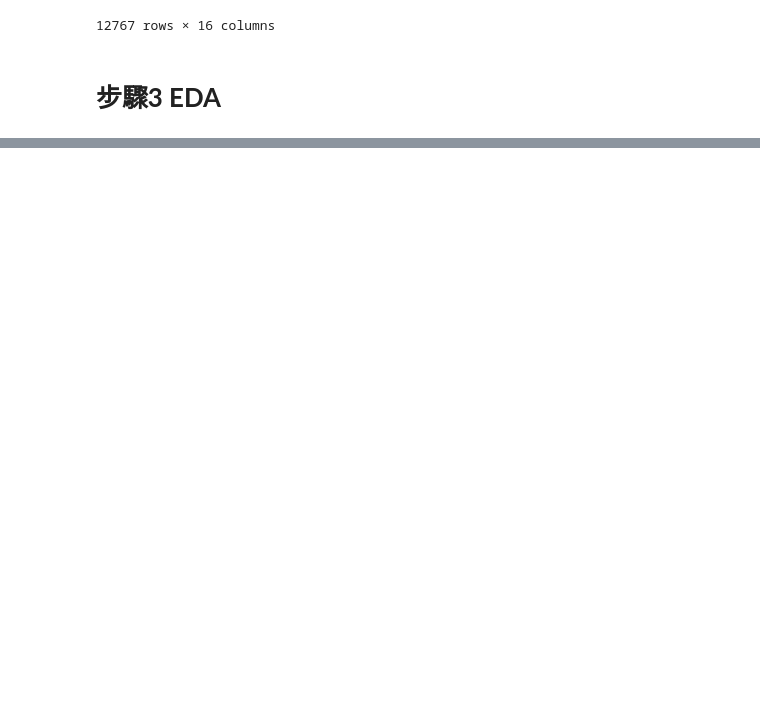
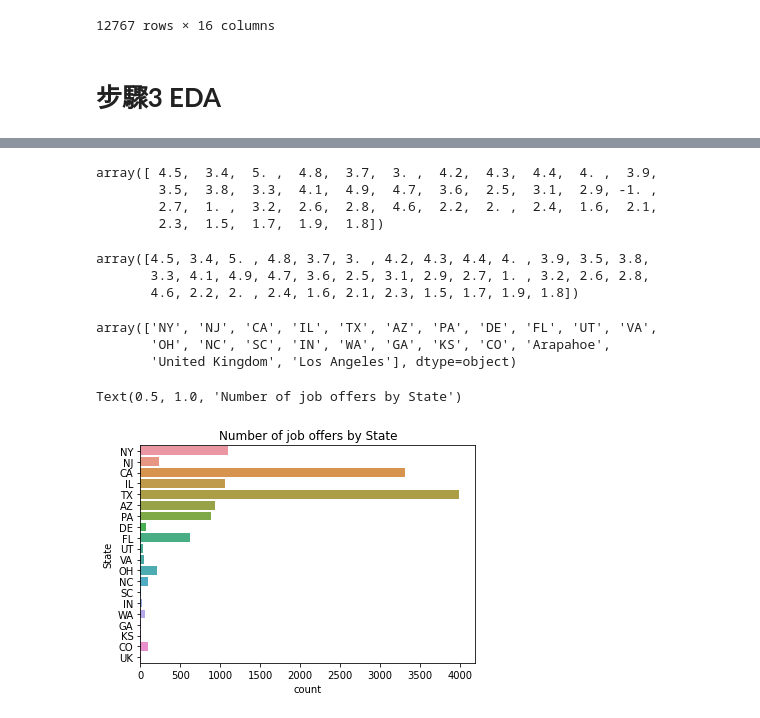
Before and after one commit to DANIEL20625/homework, a Jupyter notebook: homework.ipynb, the cells around one changed output, grey strips where cells are left out. Cells and saved outputs as stored; diff of their text form; code cells hidden in the pictures; blank space fills up the shorter version.

```diff
--- a/homework.ipynb
+++ b/homework.ipynb
@@ -193,0 +220,34 @@ ALL_Data
+# %%
+ALL_Data['Rating'] = ALL_Data['Rating'].astype(float)
+ALL_Data['Rating'].unique()
+# %% [output]
+array([ 4.5,  3.4,  5. ,  4.8,  3.7,  3. ,  4.2,  4.3,  4.4,  4. ,  3.9,
+        3.5,  3.8,  3.3,  4.1,  4.9,  4.7,  3.6,  2.5,  3.1,  2.9, -1. ,
+        2.7,  1. ,  3.2,  2.6,  2.8,  4.6,  2.2,  2. ,  2.4,  1.6,  2.1,
+        2.3,  1.5,  1.7,  1.9,  1.8])
+# %%
+ALL_Data = ALL_Data.drop(ALL_Data[ALL_Data['Rating'] == -1].index,axis=0)
+ALL_Data.reset_index(drop=True, inplace=True)
+ALL_Data['Rating'].unique()
+# %% [output]
+array([4.5, 3.4, 5. , 4.8, 3.7, 3. , 4.2, 4.3, 4.4, 4. , 3.9, 3.5, 3.8,
+       3.3, 4.1, 4.9, 4.7, 3.6, 2.5, 3.1, 2.9, 2.7, 1. , 3.2, 2.6, 2.8,
+       4.6, 2.2, 2. , 2.4, 1.6, 2.1, 2.3, 1.5, 1.7, 1.9, 1.8])
+# %%
+ALL_Data[['StateName','State']] = ALL_Data['Location'].str.split(', ',expand=True).drop([2],axis=1)
+ALL_Data.drop(['Location'],axis=1,inplace=True)
+# %%
+ALL_Data['State'].unique()
+# %% [output]
+array(['NY', 'NJ', 'CA', 'IL', 'TX', 'AZ', 'PA', 'DE', 'FL', 'UT', 'VA',
+       'OH', 'NC', 'SC', 'IN', 'WA', 'GA', 'KS', 'CO', 'Arapahoe',
+       'United Kingdom', 'Los Angeles'], dtype=object)
+# %%
+ALL_Data['State'] = ALL_Data['State'].str.replace('Los Angeles','CA')
+ALL_Data['State'] = ALL_Data['State'].str.replace('Arapahoe','CO')
+ALL_Data['State'] = ALL_Data['State'].str.replace('United Kingdom','UK')
+# %%
+sb.countplot(y='State', data=ALL_Data).set_title("Number of job offers by State")
+# %% [output]
+Text(0.5, 1.0, 'Number of job offers by State')
+[figure, added]
```
Also changed, not shown: parts of 11 cells of this notebook.
